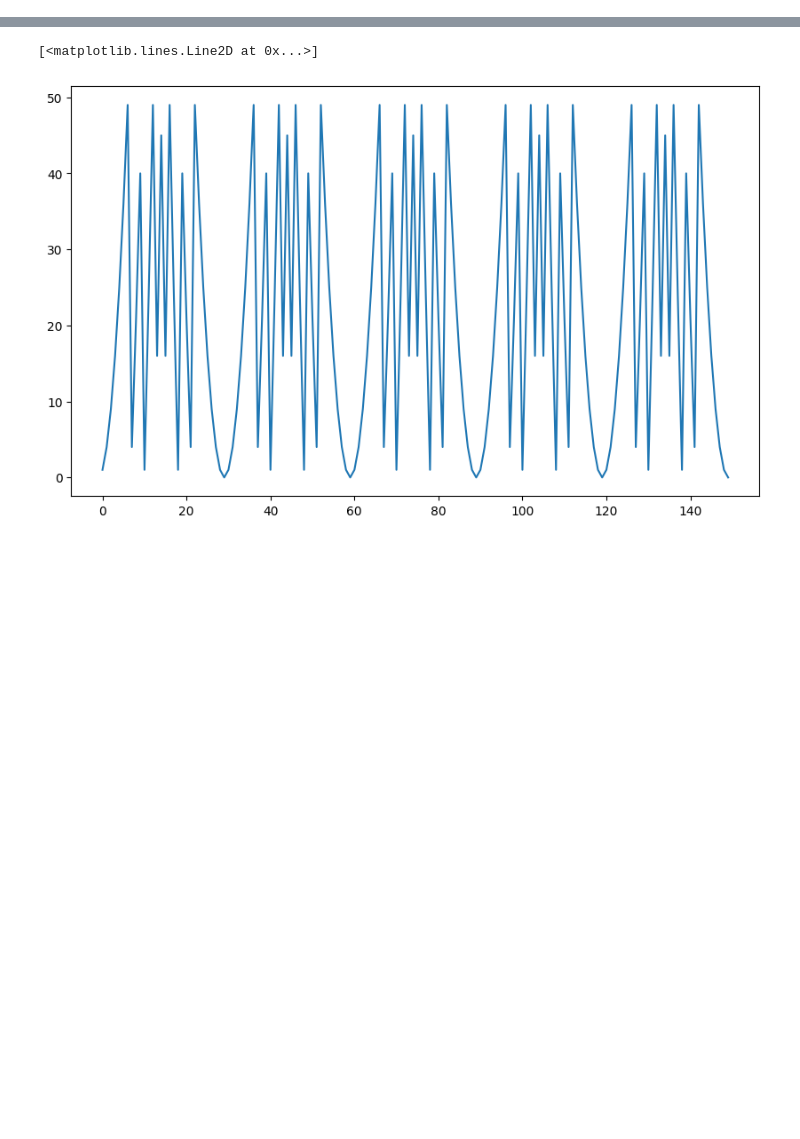
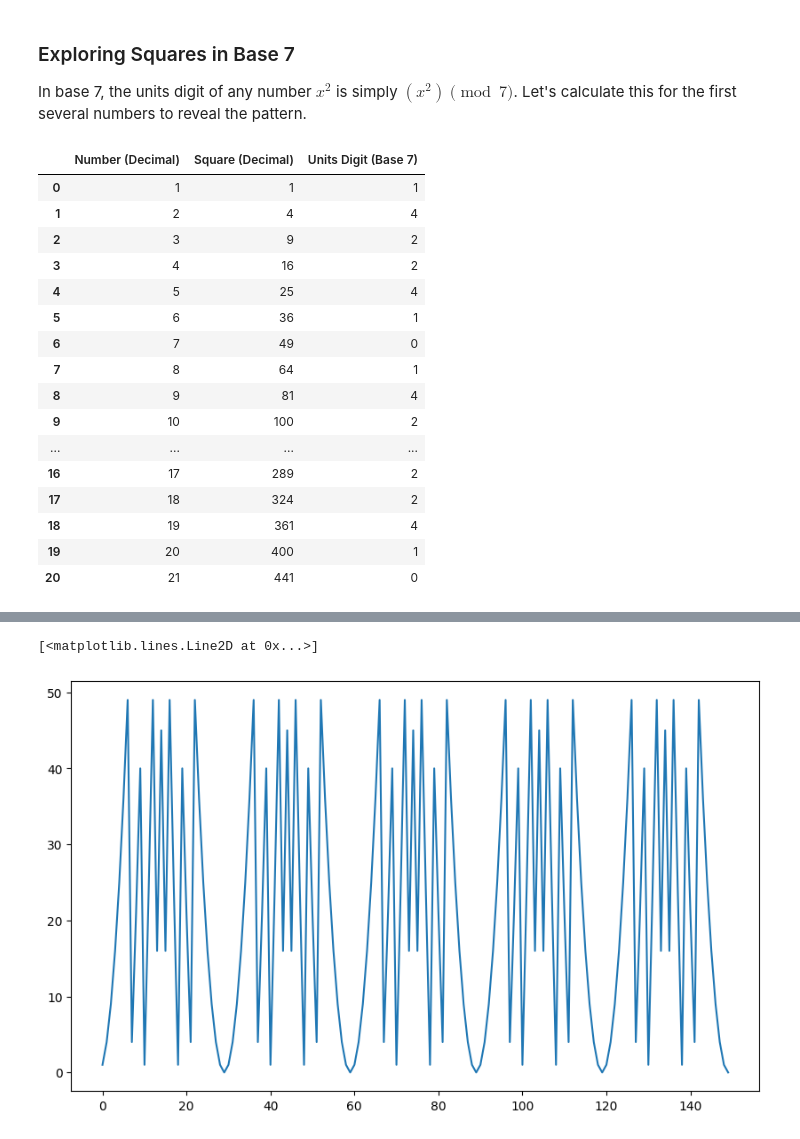
Before and after one commit to nurfnick/Mathematical_Musings, a Jupyter notebook: OnesDigitSquares.ipynb, the cells around one changed output, grey strips where cells are left out. Drawn from its saved outputs; the diff is of its cells as text; code cells hidden in the pictures; blank space fills up the shorter version.

```diff
--- a/OnesDigitSquares.ipynb
+++ b/OnesDigitSquares.ipynb
@@ -2,0 +62,36 @@
+# %% [markdown]
+### Exploring Squares in Base 7
+In base 7, the units digit of any number $x^2$ is simply $(x^2) \pmod 7$. Let's calculate this for the first several numbers to reveal the pattern.
+# %%
+# In base 7, the pattern of the units digit repeats every 7 numbers
+# Let's look at numbers from 1 to 21 to see the repetition clearly
+numbers_b7 = list(range(1, 22))
+squares_b7 = [n**2 for n in numbers_b7]
+units_digit_b7 = [sq % 7 for sq in squares_b7]
+
+# Create a table to show the repeating pattern
+df_b7 = pd.DataFrame({
+    'Number (Decimal)': numbers_b7,
+    'Square (Decimal)': squares_b7,
+    'Units Digit (Base 7)': units_digit_b7
+})
+
+display(df_b7)
+# %% [output]
+|  | Number (Decimal) | Square (Decimal) | Units Digit (Base 7) |
+| 0 | 1 | 1 | 1 |
+| 1 | 2 | 4 | 4 |
+| 2 | 3 | 9 | 2 |
+| 3 | 4 | 16 | 2 |
+| 4 | 5 | 25 | 4 |
+| 5 | 6 | 36 | 1 |
+| 6 | 7 | 49 | 0 |
+| 7 | 8 | 64 | 1 |
+| 8 | 9 | 81 | 4 |
+| 9 | 10 | 100 | 2 |
+| ... | ... | ... | ... |
+| 16 | 17 | 289 | 2 |
+| 17 | 18 | 324 | 2 |
+| 18 | 19 | 361 | 4 |
+| 19 | 20 | 400 | 1 |
+| 20 | 21 | 441 | 0 |
```
Also changed, not shown: parts of 7 cells of this notebook.
